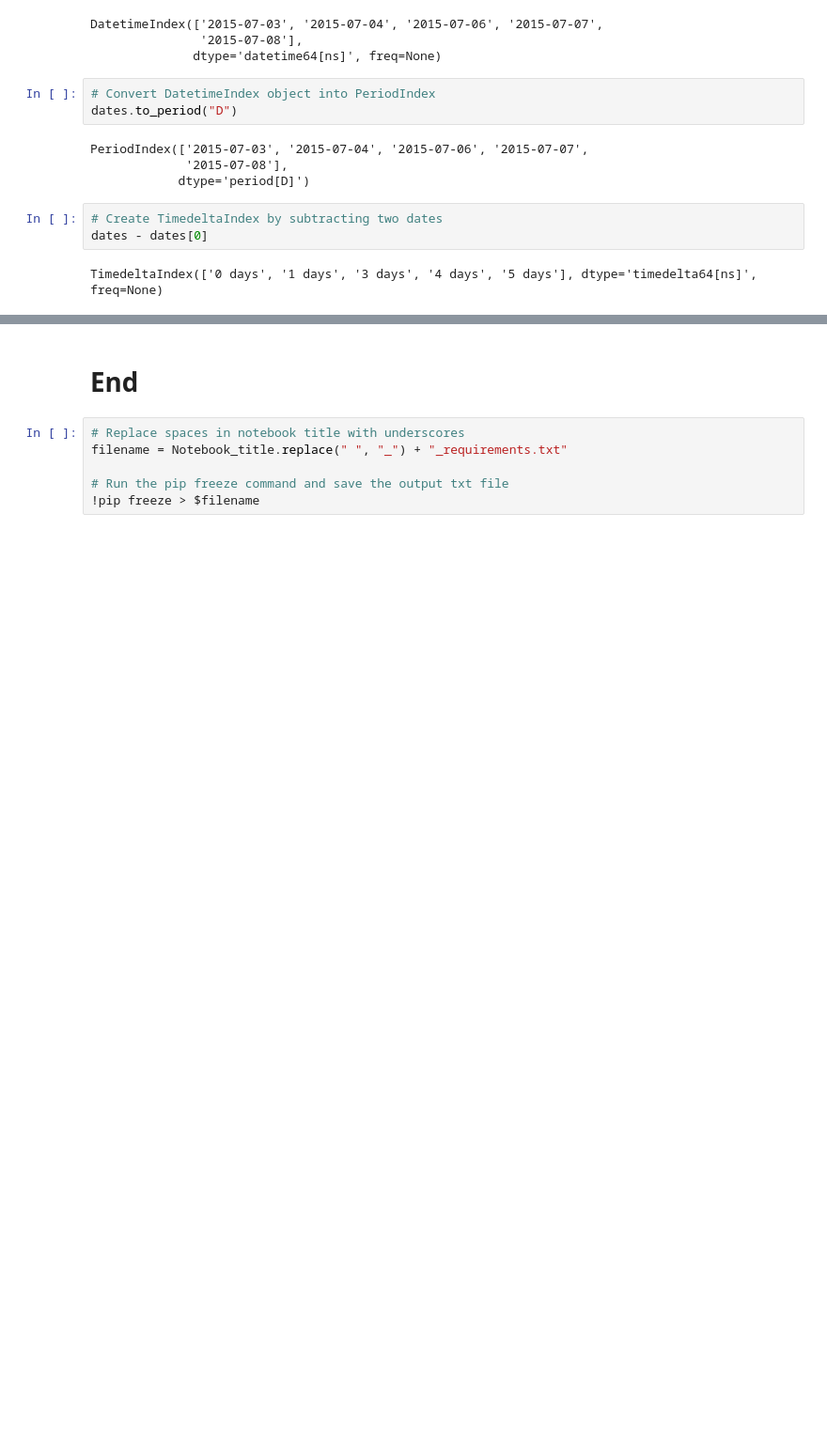
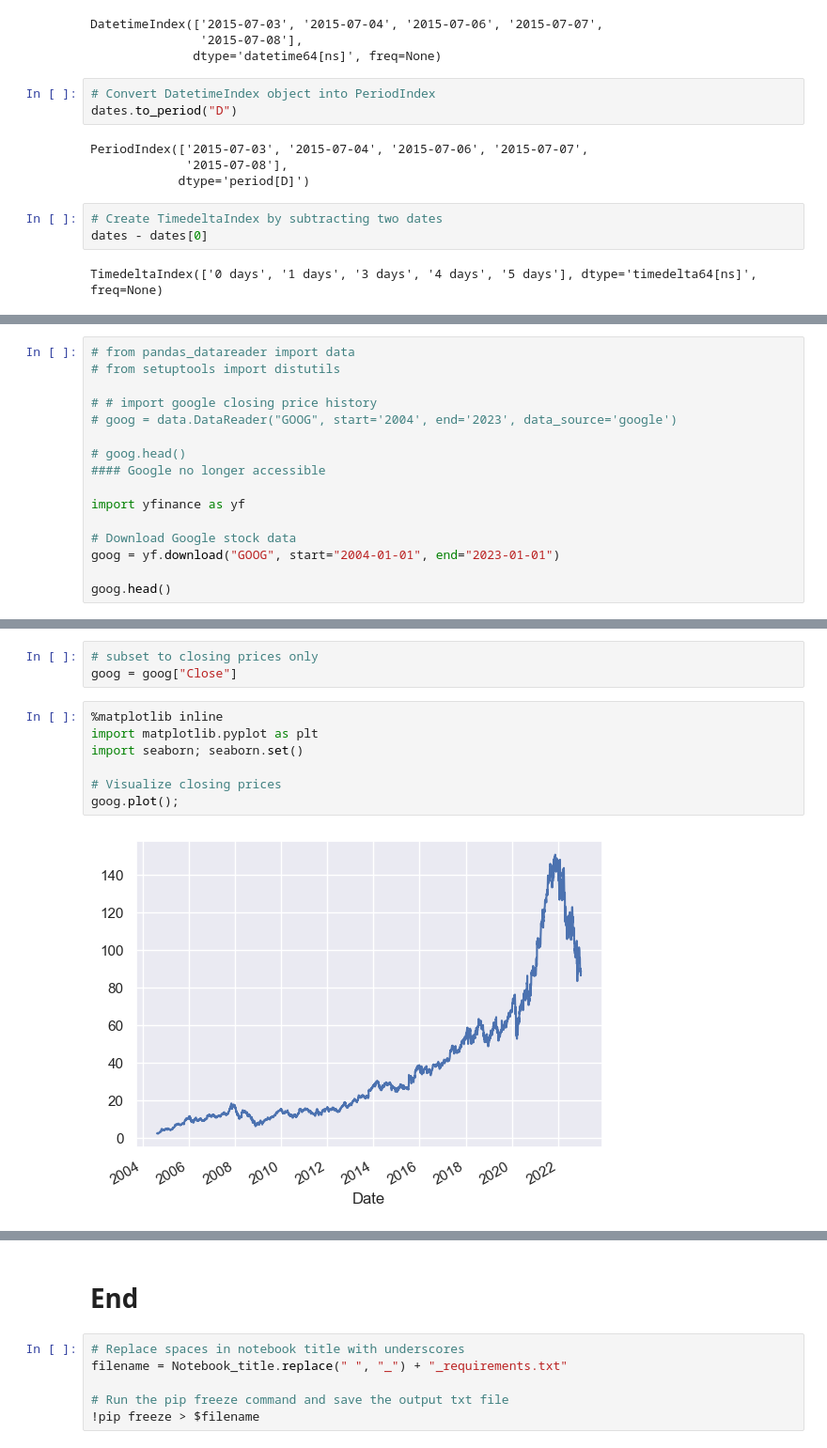
Before and after one commit to MikiasHWT/Python, a Jupyter notebook: Back_to_Basics.ipynb, the cells around one changed output, grey strips where cells are left out. Shown at 94% size. Saved outputs shown, nothing was run; the diff lists cells and outputs as text; blank space fills up the shorter version.

```diff
--- a/Back_to_Basics.ipynb
+++ b/Back_to_Basics.ipynb
@@ -4789,0 +4894,16 @@ TimedeltaIndex(['0 days', '1 days', '3 days', '4 days', '5 days'], dtype='timede
+# %%
+# from pandas_datareader import data
+# from setuptools import distutils
+
+# # import google closing price history
+# goog = data.DataReader("GOOG", start='2004', end='2023', data_source='google')
+
+# goog.head()
+#### Google no longer accessible
+
+import yfinance as yf
+
+# Download Google stock data
+goog = yf.download("GOOG", start="2004-01-01", end="2023-01-01")
+
+goog.head()
@@ -4789,0 +4919,12 @@ TimedeltaIndex(['0 days', '1 days', '3 days', '4 days', '5 days'], dtype='timede
+# %%
+# subset to closing prices only
+goog = goog["Close"]
+# %%
+%matplotlib inline
+import matplotlib.pyplot as plt
+import seaborn; seaborn.set()
+
+# Visualize closing prices
+goog.plot();
+# %% [output]
+[figure, added]
```
Also changed, not shown: parts of 37 cells of this notebook, 2 other files.
